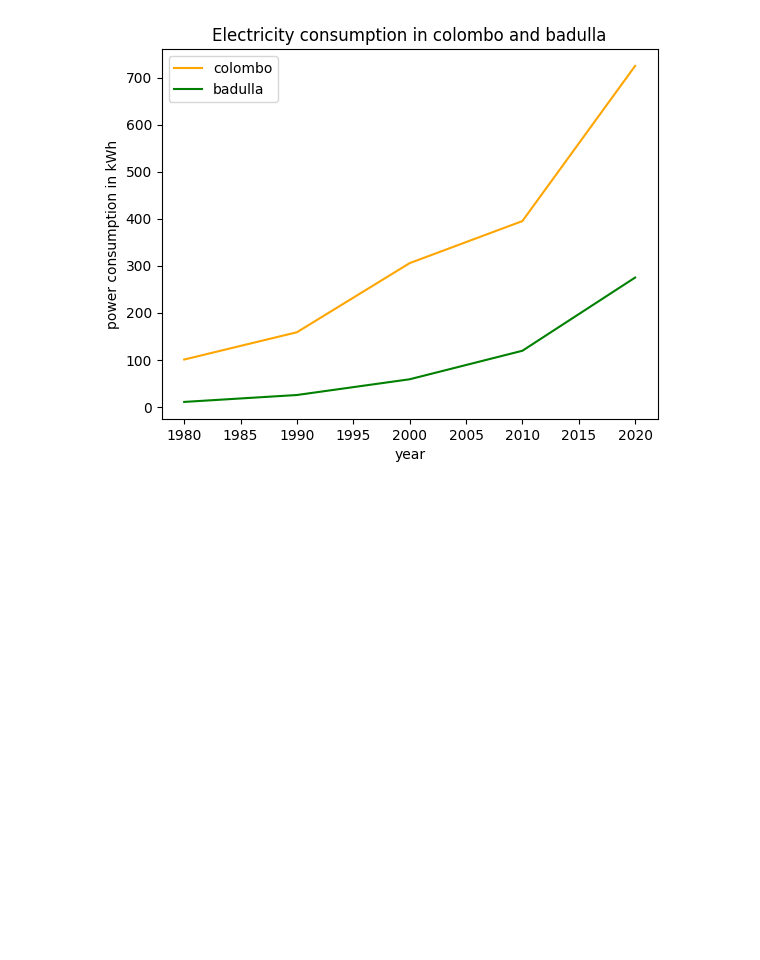
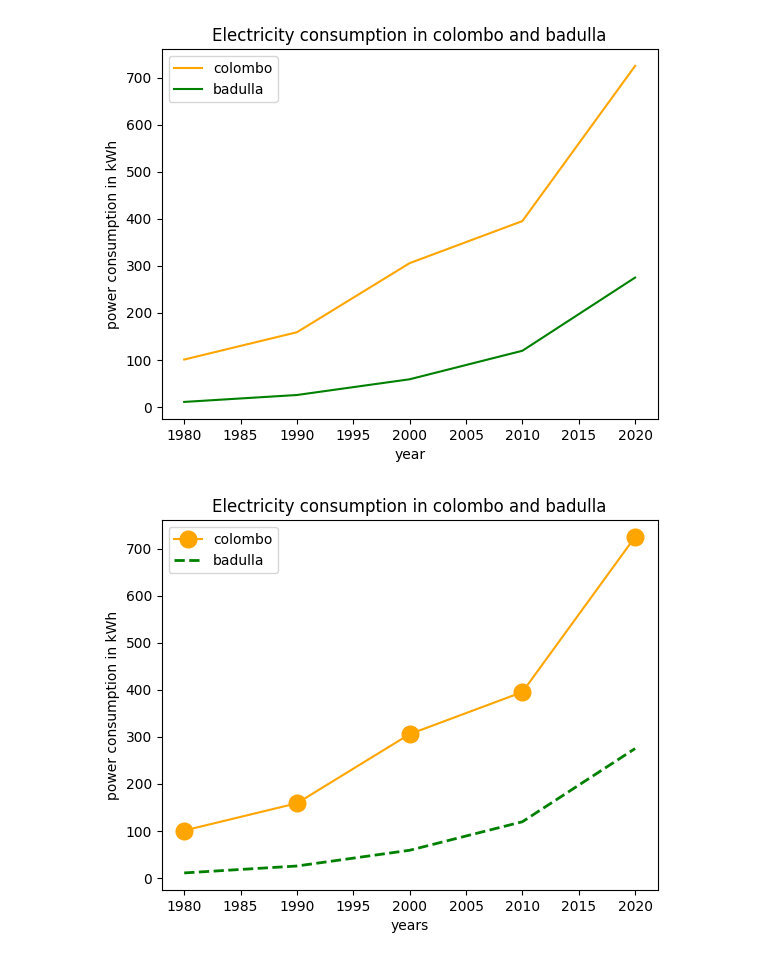
Before and after one commit to Hansaka2001/Data-Analysis-and-Visualization, a Jupyter notebook: Matplotlib/code.ipynb, the cells around one changed output. Saved outputs shown, nothing was run; the diff lists cells and outputs as text; code cells hidden in the pictures; blank space fills up the shorter version.

Commit message:
Linear Plot with Line Formatting

```diff
--- a/Matplotlib/code.ipynb
+++ b/Matplotlib/code.ipynb
@@ -46,3 +46,24 @@ plt.legend()
 plt.show()
 # %% [output]
 [figure]
+# %%
+# Python Program to illustrate Linear Plotting
+
+import matplotlib.pyplot as plt
+
+year = [1980,1990,2000,2010,2020]
+e_colombo = [100.6, 158.61, 305.54, 394.96, 724.79]
+e_badulla = [10.5, 25.21, 58.65, 119.27, 274.87]
+
+plt.plot(year, e_colombo, color="orange", marker="o", markersize= 12,label="colombo")
+plt.plot(year, e_badulla, color="green",linestyle="dashed", linewidth=2,label="badulla")
+
+plt.xlabel('years')
+plt.ylabel('power consumption in kWh')
+
+plt.title('Electricity consumption in colombo and badulla')
+
+plt.legend()
+plt.show()
+# %% [output]
+[figure, added]
```
